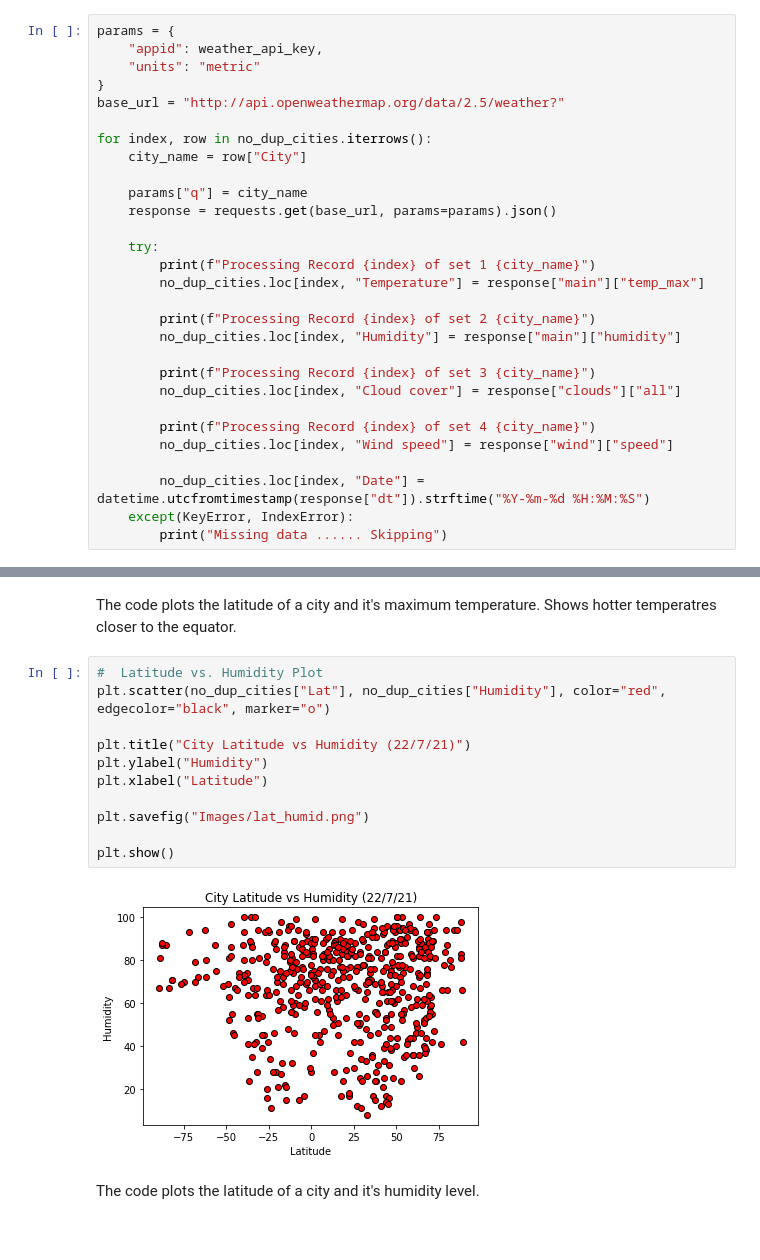
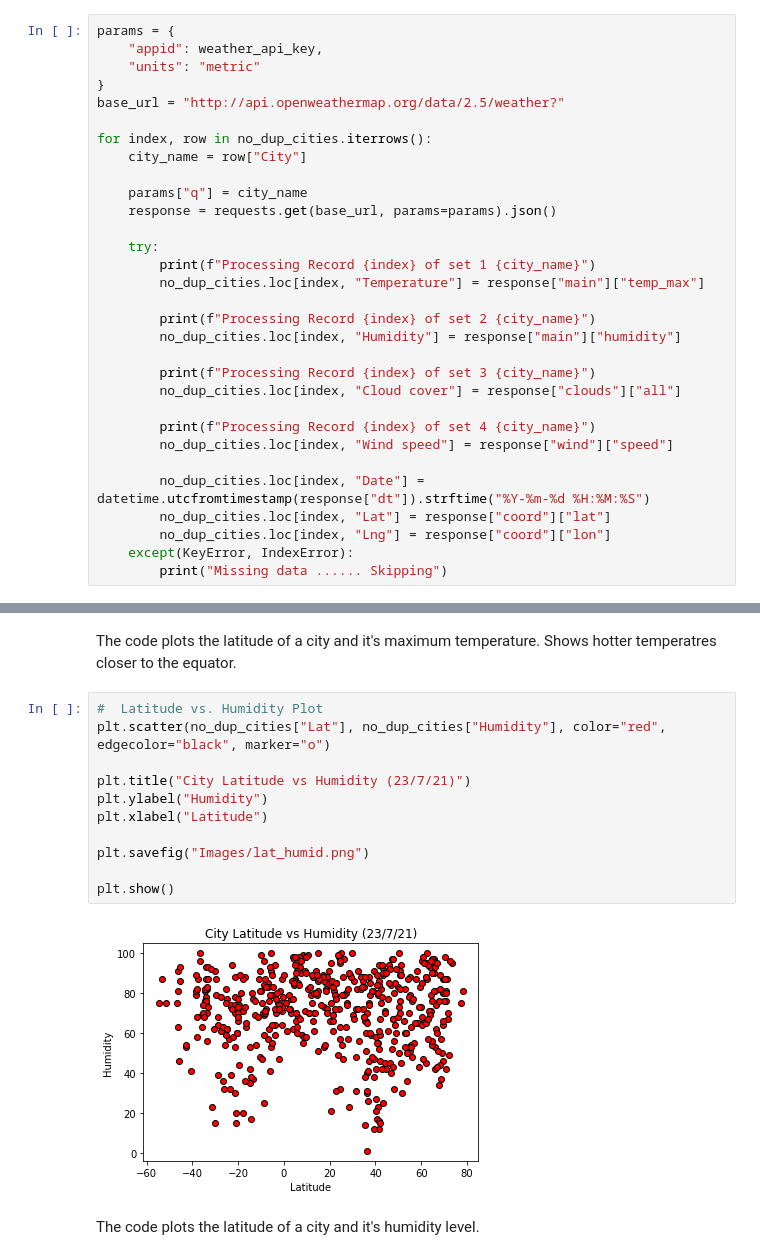
Before and after one commit to MellyB5/Python-API-Challenge, a Jupyter notebook: WeatherPy.ipynb, the cells around one changed output, grey strips where cells are left out. Saved outputs shown, nothing was run; the diff lists cells and outputs as text.

```diff
--- a/WeatherPy.ipynb
+++ b/WeatherPy.ipynb
@@ -121,6 +121,8 @@ for index, row in no_dup_cities.iterrows():
         no_dup_cities.loc[index, "Wind speed"] = response["wind"]["speed"]
 
         no_dup_cities.loc[index, "Date"] = datetime.utcfromtimestamp(response["dt"]).strftime("%Y-%m-%d %H:%M:%S")
+        no_dup_cities.loc[index, "Lat"] = response["coord"]["lat"]
+        no_dup_cities.loc[index, "Lng"] = response["coord"]["lon"]
     except(KeyError, IndexError):
         print("Missing data ...... Skipping")
 # %% [output]
@@ -191,16 +202,16 @@ The code plots the latitude of a city and it's maximum temperature. Shows hotter
 # %%
 #  Latitude vs. Humidity Plot
 plt.scatter(no_dup_cities["Lat"], no_dup_cities["Humidity"], color="red", edgecolor="black", marker="o")
 
-plt.title("City Latitude vs Humidity (22/7/21)")
+plt.title("City Latitude vs Humidity (23/7/21)")
 plt.ylabel("Humidity")
 plt.xlabel("Latitude")
 
 plt.savefig("Images/lat_humid.png")
 
 plt.show()
 # %% [output]
-[figure, old version]
+[figure, new version]
 # %% [markdown]
 The code plots the latitude of a city and it's humidity level.
 # %%
```
Also changed, not shown: parts of 19 cells of this notebook, 14 other files.
